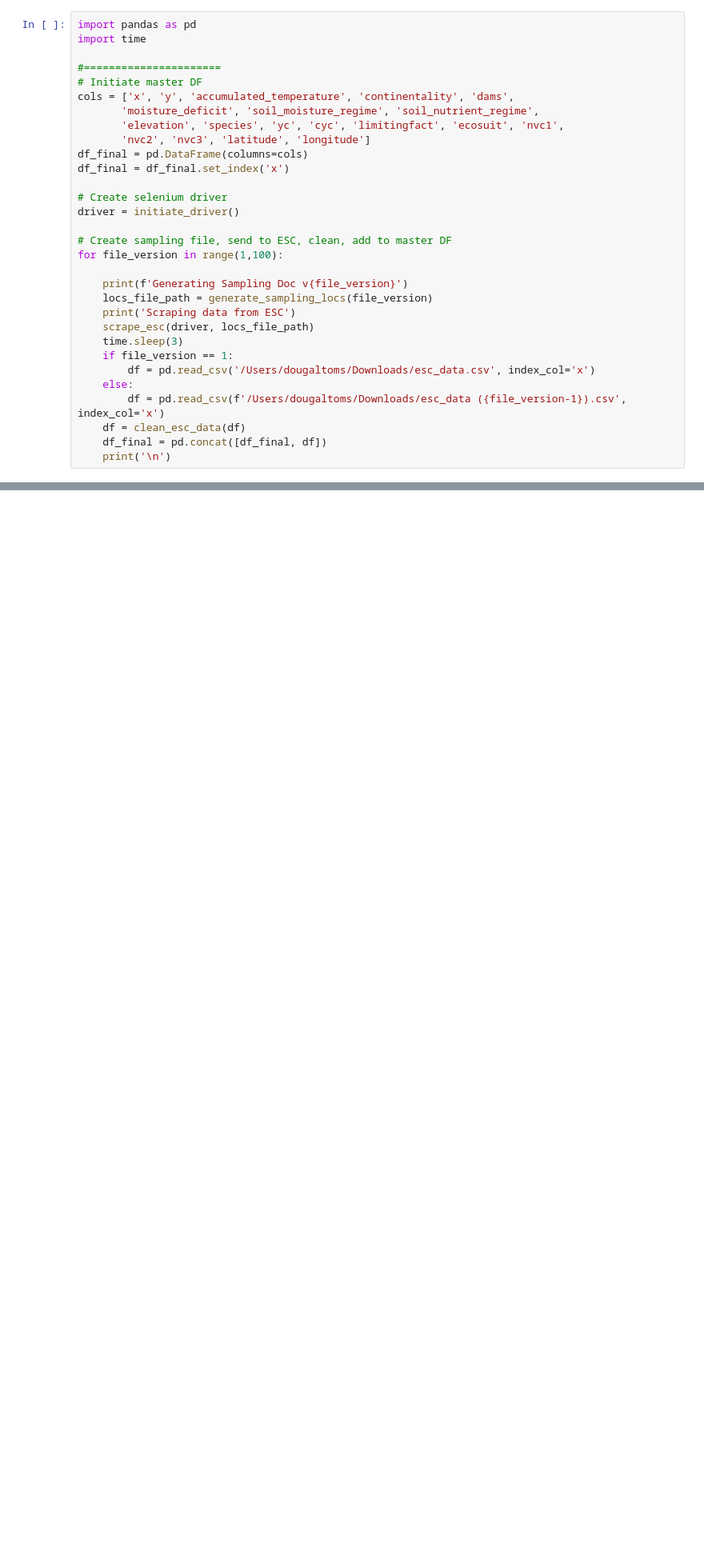
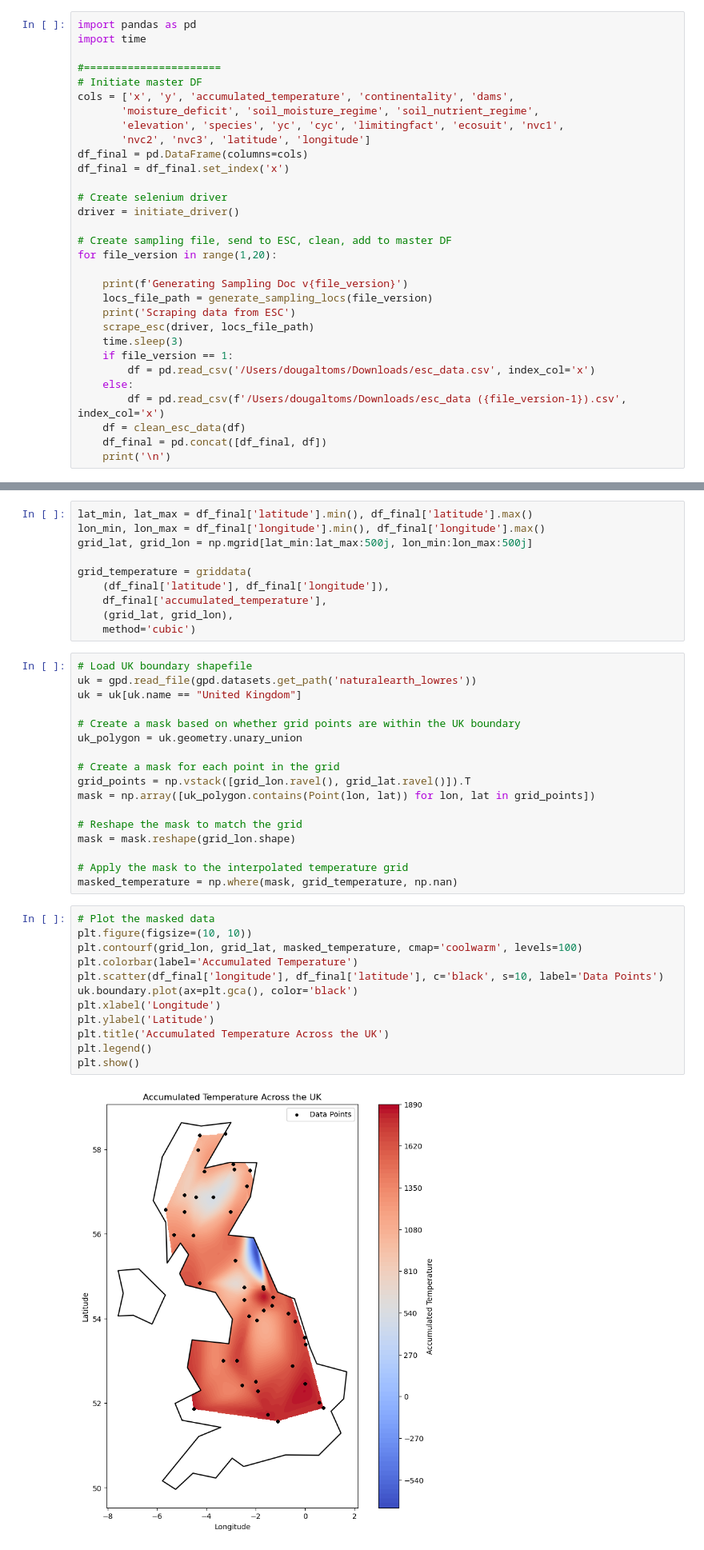
Before and after one commit to dougaltoms/Rewilder, a Jupyter notebook: dev.ipynb, the cells around one changed output, grey strips where cells are left out. Shown at 80% size. Cells and saved outputs as stored; diff of their text form; blank space fills up the shorter version.

Commit message:
Add basic map plot

```diff
--- a/dev.ipynb
+++ b/dev.ipynb
@@ -323,7 +323,7 @@ df_final = df_final.set_index('x')
 driver = initiate_driver()
 
 # Create sampling file, send to ESC, clean, add to master DF
-for file_version in range(1,100):
+for file_version in range(1,20):
 
     print(f'Generating Sampling Doc v{file_version}')
     locs_file_path = generate_sampling_locs(file_version)
@@ -366,0 +376,41 @@ plt.show()
+# %%
+lat_min, lat_max = df_final['latitude'].min(), df_final['latitude'].max()
+lon_min, lon_max = df_final['longitude'].min(), df_final['longitude'].max()
+grid_lat, grid_lon = np.mgrid[lat_min:lat_max:500j, lon_min:lon_max:500j]
+
+grid_temperature = griddata(
+    (df_final['latitude'], df_final['longitude']),
+    df_final['accumulated_temperature'],
+    (grid_lat, grid_lon),
+    method='cubic')
+# %%
+# Load UK boundary shapefile
+uk = gpd.read_file(gpd.datasets.get_path('naturalearth_lowres'))
+uk = uk[uk.name == "United Kingdom"]
+
+# Create a mask based on whether grid points are within the UK boundary
+uk_polygon = uk.geometry.unary_union
+
+# Create a mask for each point in the grid
+grid_points = np.vstack([grid_lon.ravel(), grid_lat.ravel()]).T
+mask = np.array([uk_polygon.contains(Point(lon, lat)) for lon, lat in grid_points])
+
+# Reshape the mask to match the grid
+mask = mask.reshape(grid_lon.shape)
+
+# Apply the mask to the interpolated temperature grid
+masked_temperature = np.where(mask, grid_temperature, np.nan)
+# %%
+# Plot the masked data
+plt.figure(figsize=(10, 10))
+plt.contourf(grid_lon, grid_lat, masked_temperature, cmap='coolwarm', levels=100)
+plt.colorbar(label='Accumulated Temperature')
+plt.scatter(df_final['longitude'], df_final['latitude'], c='black', s=10, label='Data Points')
+uk.boundary.plot(ax=plt.gca(), color='black')
+plt.xlabel('Longitude')
+plt.ylabel('Latitude')
+plt.title('Accumulated Temperature Across the UK')
+plt.legend()
+plt.show()
+# %% [output]
+[figure, added]
```
Also changed, not shown: parts of 3 cells of this notebook.
